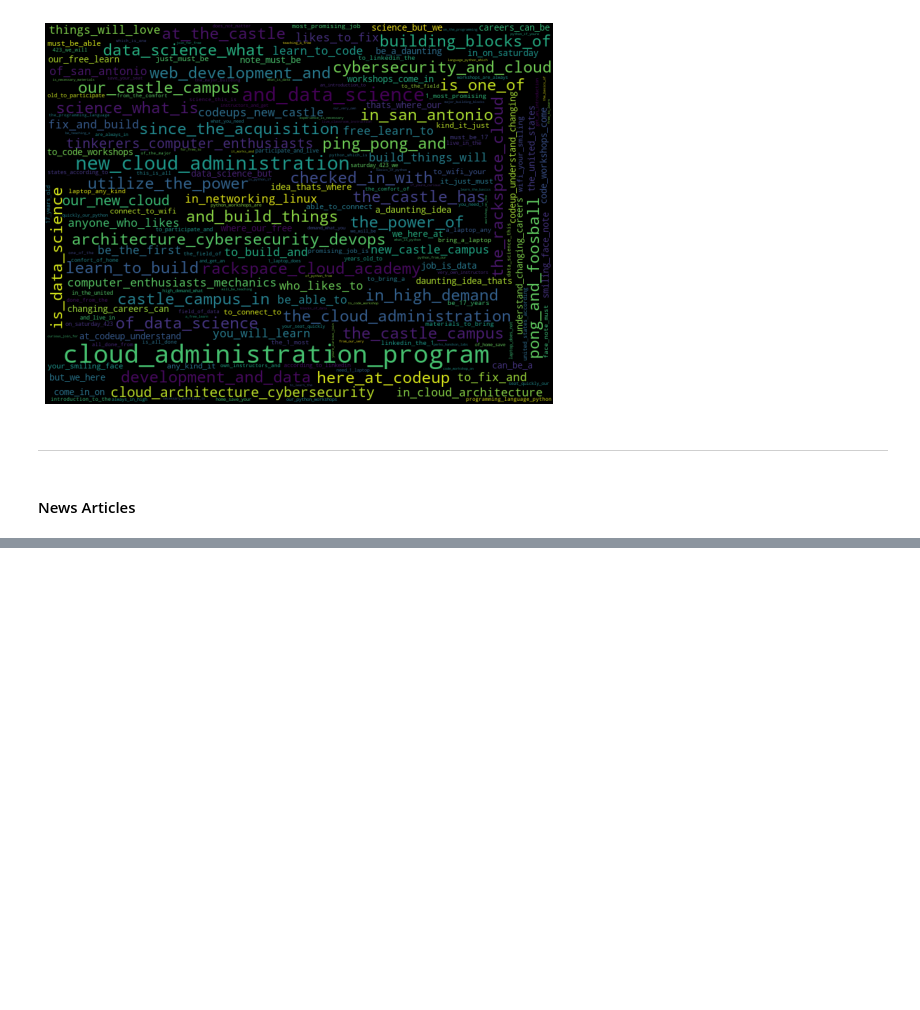
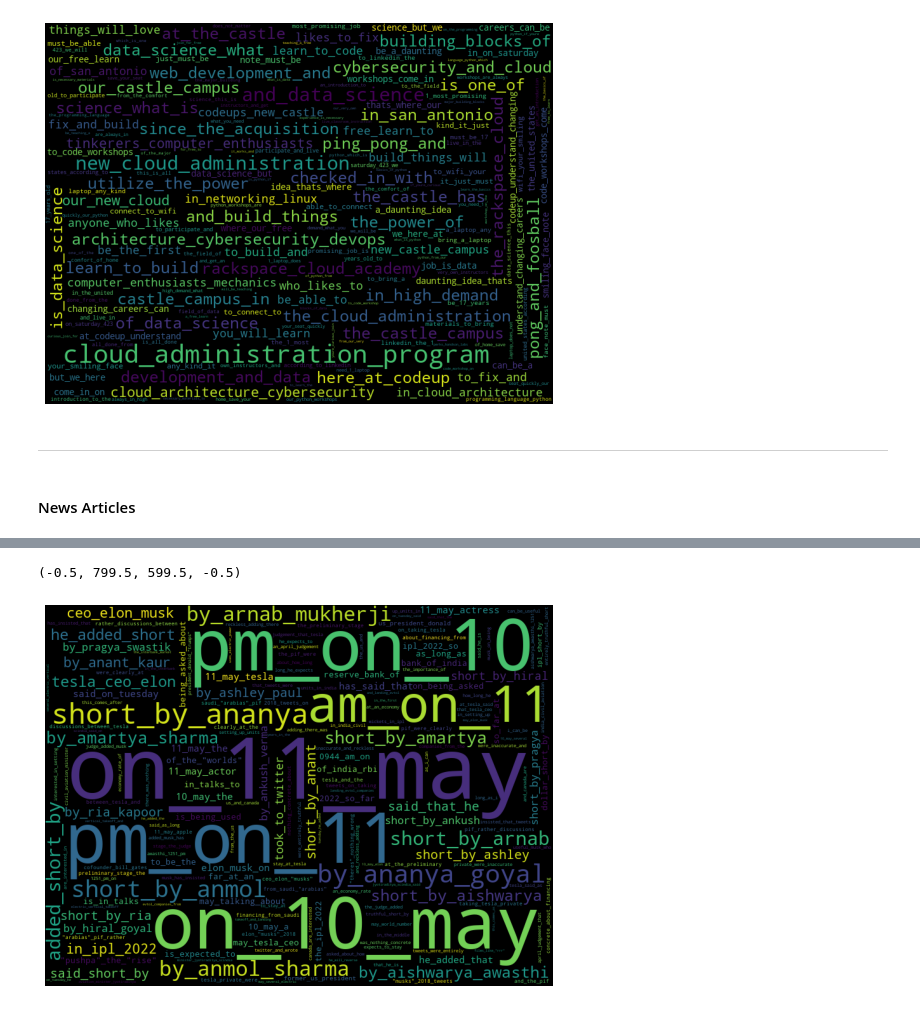
Before and after one commit to NSharick/natural-language-processing-exercises, a Jupyter notebook: explore.ipynb, the cells around one changed output, grey strips where cells are left out. Drawn from its saved outputs; the diff is of its cells as text; code cells hidden in the pictures; blank space fills up the shorter version.

```diff
--- a/explore.ipynb
+++ b/explore.ipynb
@@ -203,0 +232,7 @@ news_df
+# %%
+img = WordCloud(background_color='black', width=800, height=600).generate_from_frequencies(tri_articles_cloud.value_counts())
+plt.imshow(img)
+plt.axis('off')
+# %% [output]
+(-0.5, 799.5, 599.5, -0.5)
+[figure, added]
```
Also changed, not shown: parts of 8 cells of this notebook.
